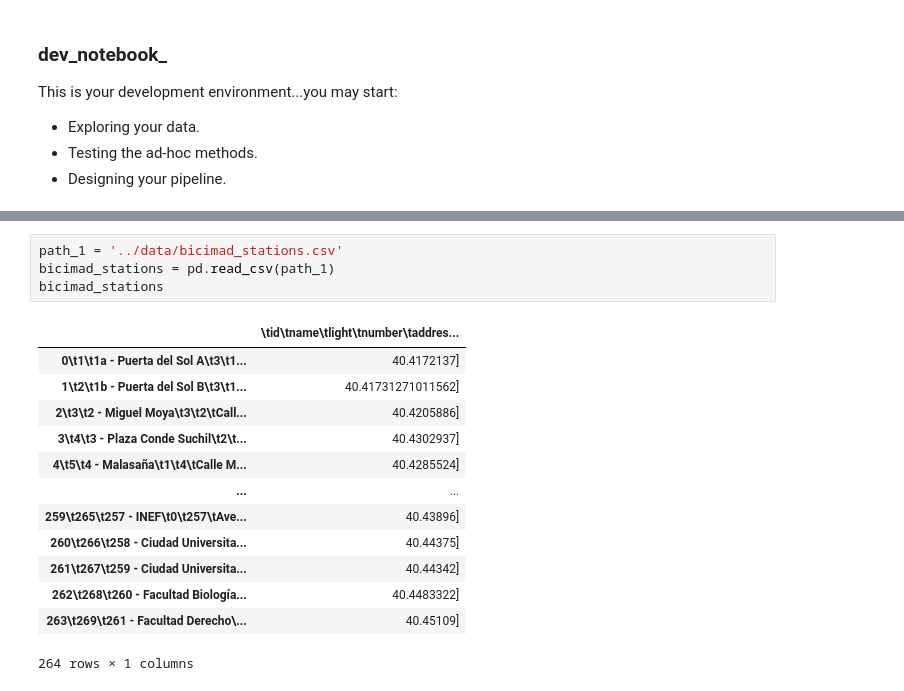
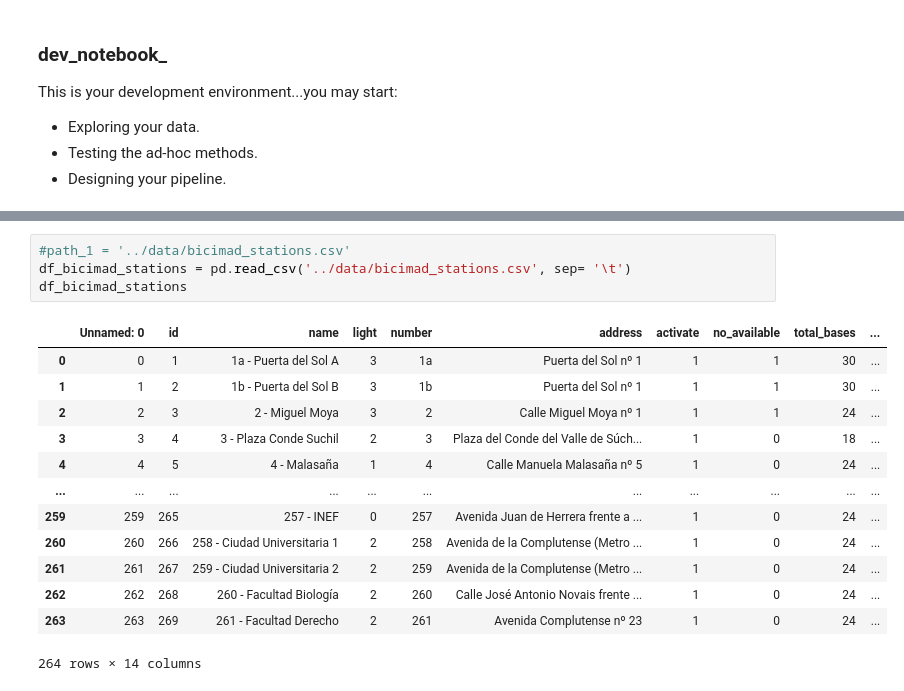
Before and after one commit to SilviaAlconGarrido/project_m1, a Jupyter notebook: notebooks/dev_notebook_.ipynb, the cells around one changed output, grey strips where cells are left out. Drawn from its saved outputs; the diff is of its cells as text.

```diff
--- a/notebooks/dev_notebook_.ipynb
+++ b/notebooks/dev_notebook_.ipynb
@@ -26,18 +42,18 @@ NameError: name 'bs4' is not defined
 # %%
-path_1 = '../data/bicimad_stations.csv'
-bicimad_stations = pd.read_csv(path_1)
-bicimad_stations
+#path_1 = '../data/bicimad_stations.csv'
+df_bicimad_stations = pd.read_csv('../data/bicimad_stations.csv', sep= '\t')
+df_bicimad_stations
 # %% [output]
-|  | \tid\tname\tlight\tnumber\taddres... |
-| 0\t1\t1a - Puerta del Sol A\t3\t1... | 40.4172137] |
-| 1\t2\t1b - Puerta del Sol B\t3\t1... | 40.41731271011562] |
-| 2\t3\t2 - Miguel Moya\t3\t2\tCall... | 40.4205886] |
-| 3\t4\t3 - Plaza Conde Suchil\t2\t... | 40.4302937] |
-| 4\t5\t4 - Malasaña\t1\t4\tCalle M... | 40.4285524] |
-| ... | ... |
-| 259\t265\t257 - INEF\t0\t257\tAve... | 40.43896] |
-| 260\t266\t258 - Ciudad Universita... | 40.44375] |
-| 261\t267\t259 - Ciudad Universita... | 40.44342] |
-| 262\t268\t260 - Facultad Biología... | 40.4483322] |
-| 263\t269\t261 - Facultad Derecho\... | 40.45109] |
+|  | Unnamed: 0 | id | name | light | number | address | activate | no_available | total_bases | ... |
+| 0 | 0 | 1 | 1a - Puerta del Sol A | 3 | 1a | Puerta del Sol nº 1 | 1 | 1 | 30 | ... |
+| 1 | 1 | 2 | 1b - Puerta del Sol B | 3 | 1b | Puerta del Sol nº 1 | 1 | 1 | 30 | ... |
+| 2 | 2 | 3 | 2 - Miguel Moya | 3 | 2 | Calle Miguel Moya nº 1 | 1 | 1 | 24 | ... |
+| 3 | 3 | 4 | 3 - Plaza Conde Suchil | 2 | 3 | Plaza del Conde del Valle de Súch... | 1 | 0 | 18 | ... |
+| 4 | 4 | 5 | 4 - Malasaña | 1 | 4 | Calle Manuela Malasaña nº 5 | 1 | 0 | 24 | ... |
+| ... | ... | ... | ... | ... | ... | ... | ... | ... | ... | ... |
+| 259 | 259 | 265 | 257 - INEF | 0 | 257 | Avenida Juan de Herrera frente a ... | 1 | 0 | 24 | ... |
+| 260 | 260 | 266 | 258 - Ciudad Universitaria 1 | 2 | 258 | Avenida de la Complutense (Metro ... | 1 | 0 | 24 | ... |
+| 261 | 261 | 267 | 259 - Ciudad Universitaria 2 | 2 | 259 | Avenida de la Complutense (Metro ... | 1 | 0 | 24 | ... |
+| 262 | 262 | 268 | 260 - Facultad Biología | 2 | 260 | Calle José Antonio Novais frente ... | 1 | 0 | 24 | ... |
+| 263 | 263 | 269 | 261 - Facultad Derecho | 2 | 261 | Avenida Complutense nº 23 | 1 | 0 | 24 | ... |
-264 rows × 1 columns
+264 rows × 14 columns
```
Also changed, not shown: parts of 6 cells of this notebook.
